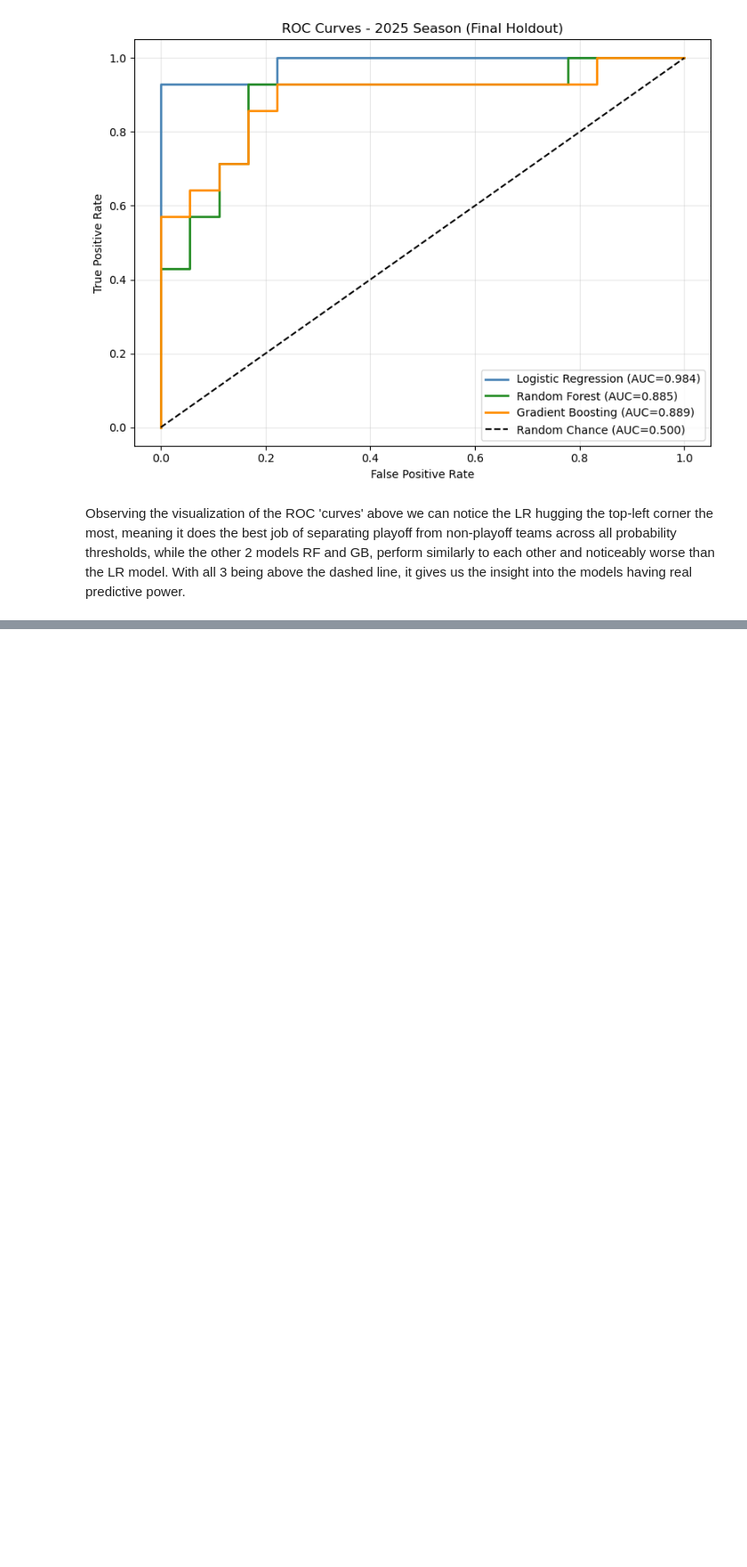
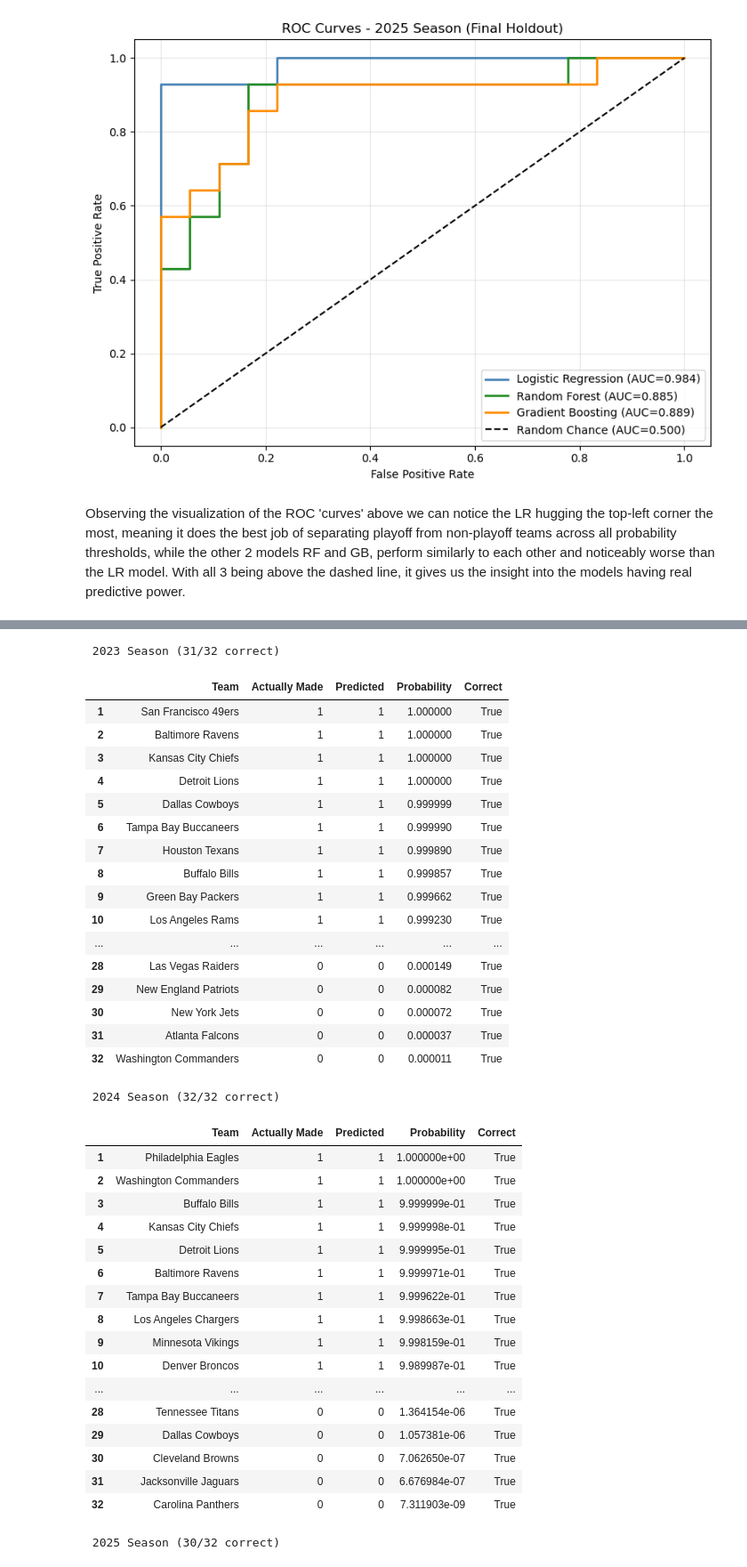
Before and after one commit to mattmarz94/nfl-decision-support-analytics, a Jupyter notebook: Data Preprocessing/modeling_mm.ipynb, the cells around one changed output, grey strips where cells are left out. Shown at 89% size. Drawn from its saved outputs; the diff is of its cells as text; code cells hidden in the pictures; blank space fills up the shorter version.

```diff
--- a/Data Preprocessing/modeling_mm.ipynb
+++ b/Data Preprocessing/modeling_mm.ipynb
@@ -964,0 +996,60 @@ Observing the visualization of the ROC 'curves' above we can notice the LR huggi
+# %%
+# Predict playoffs for 2023, 2024, and 2025 using Fold 3, 4, and 5 models
+
+for fold_idx, test_year in zip([2, 3, 4], [2023, 2024, 2025]):
+    model_info = lr_models[fold_idx]
+    teams = df[df["season"] == test_year].copy()
+    X_test = model_info["scaler"].transform(teams[feature_cols])
+    teams["Probability"] = model_info["model"].predict_proba(X_test)[:, 1]
+    teams["Predicted"] = model_info["model"].predict(X_test)
+    teams["Correct"] = teams["made_playoffs"] == teams["Predicted"]
+
+    correct = teams["Correct"].sum()
+    total = len(teams)
+    missed = teams[teams["Correct"] == False]
+
+    print(f" {test_year} Season ({correct}/{total} correct)")
+
+    result = teams[["team", "made_playoffs", "Predicted", "Probability", "Correct"]].copy()
+    result.columns = ["Team", "Actually Made", "Predicted", "Probability", "Correct"]
+    result = result.sort_values("Probability", ascending=False).reset_index(drop=True)
+    result.index = range(1, 33)
+    display(result)
+# %% [output]
+ 2023 Season (31/32 correct)
+|  | Team | Actually Made | Predicted | Probability | Correct |
+| 1 | San Francisco 49ers | 1 | 1 | 1.000000 | True |
+| 2 | Baltimore Ravens | 1 | 1 | 1.000000 | True |
+| 3 | Kansas City Chiefs | 1 | 1 | 1.000000 | True |
+| 4 | Detroit Lions | 1 | 1 | 1.000000 | True |
+| 5 | Dallas Cowboys | 1 | 1 | 0.999999 | True |
+| 6 | Tampa Bay Buccaneers | 1 | 1 | 0.999990 | True |
+| 7 | Houston Texans | 1 | 1 | 0.999890 | True |
+| 8 | Buffalo Bills | 1 | 1 | 0.999857 | True |
+| 9 | Green Bay Packers | 1 | 1 | 0.999662 | True |
+| 10 | Los Angeles Rams | 1 | 1 | 0.999230 | True |
+| ... | ... | ... | ... | ... | ... |
+| 28 | Las Vegas Raiders | 0 | 0 | 0.000149 | True |
+| 29 | New England Patriots | 0 | 0 | 0.000082 | True |
+| 30 | New York Jets | 0 | 0 | 0.000072 | True |
+| 31 | Atlanta Falcons | 0 | 0 | 0.000037 | True |
+| 32 | Washington Commanders | 0 | 0 | 0.000011 | True |
+ 2024 Season (32/32 correct)
+|  | Team | Actually Made | Predicted | Probability | Correct |
+| 1 | Philadelphia Eagles | 1 | 1 | 1.000000e+00 | True |
+| 2 | Washington Commanders | 1 | 1 | 1.000000e+00 | True |
+| 3 | Buffalo Bills | 1 | 1 | 9.999999e-01 | True |
+| 4 | Kansas City Chiefs | 1 | 1 | 9.999998e-01 | True |
+| 5 | Detroit Lions | 1 | 1 | 9.999995e-01 | True |
+| 6 | Baltimore Ravens | 1 | 1 | 9.999971e-01 | True |
+| 7 | Tampa Bay Buccaneers | 1 | 1 | 9.999622e-01 | True |
+| 8 | Los Angeles Chargers | 1 | 1 | 9.998663e-01 | True |
+| 9 | Minnesota Vikings | 1 | 1 | 9.998159e-01 | True |
+| 10 | Denver Broncos | 1 | 1 | 9.989987e-01 | True |
+| ... | ... | ... | ... | ... | ... |
+| 28 | Tennessee Titans | 0 | 0 | 1.364154e-06 | True |
+| 29 | Dallas Cowboys | 0 | 0 | 1.057381e-06 | True |
+| 30 | Cleveland Browns | 0 | 0 | 7.062650e-07 | True |
+| 31 | Jacksonville Jaguars | 0 | 0 | 6.676984e-07 | True |
+| 32 | Carolina Panthers | 0 | 0 | 7.311903e-09 | True |
+ 2025 Season (30/32 correct)
```
Also changed, not shown: parts of 2 cells of this notebook.
